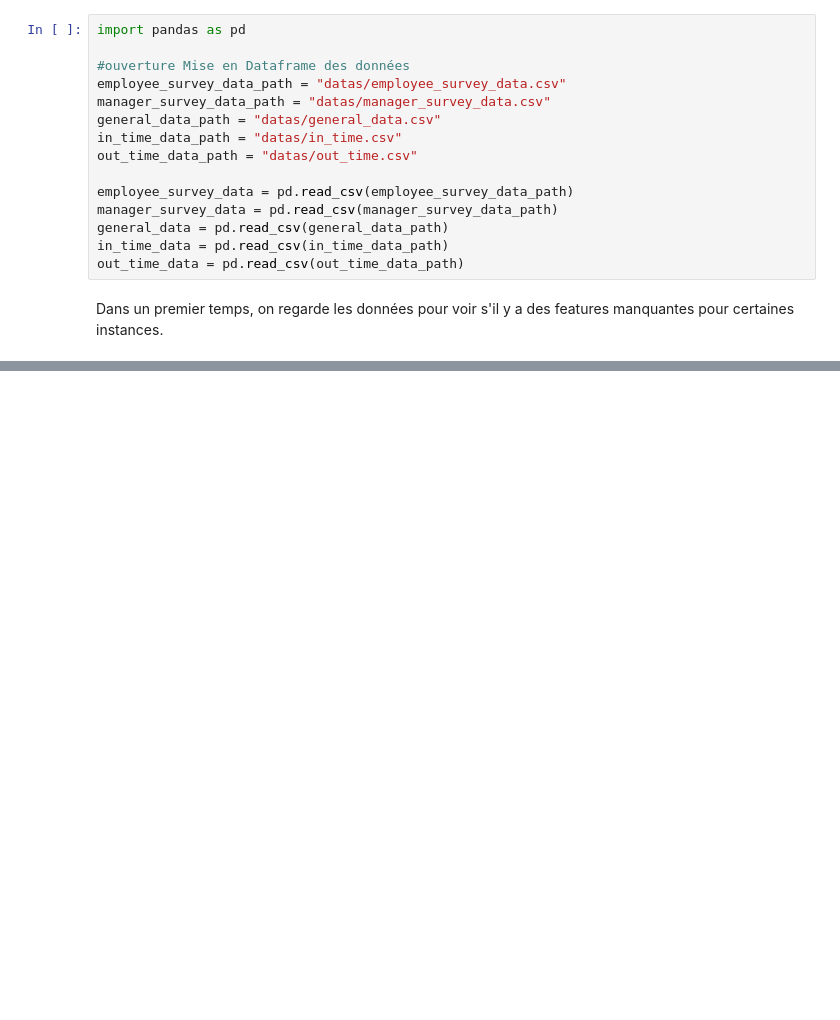
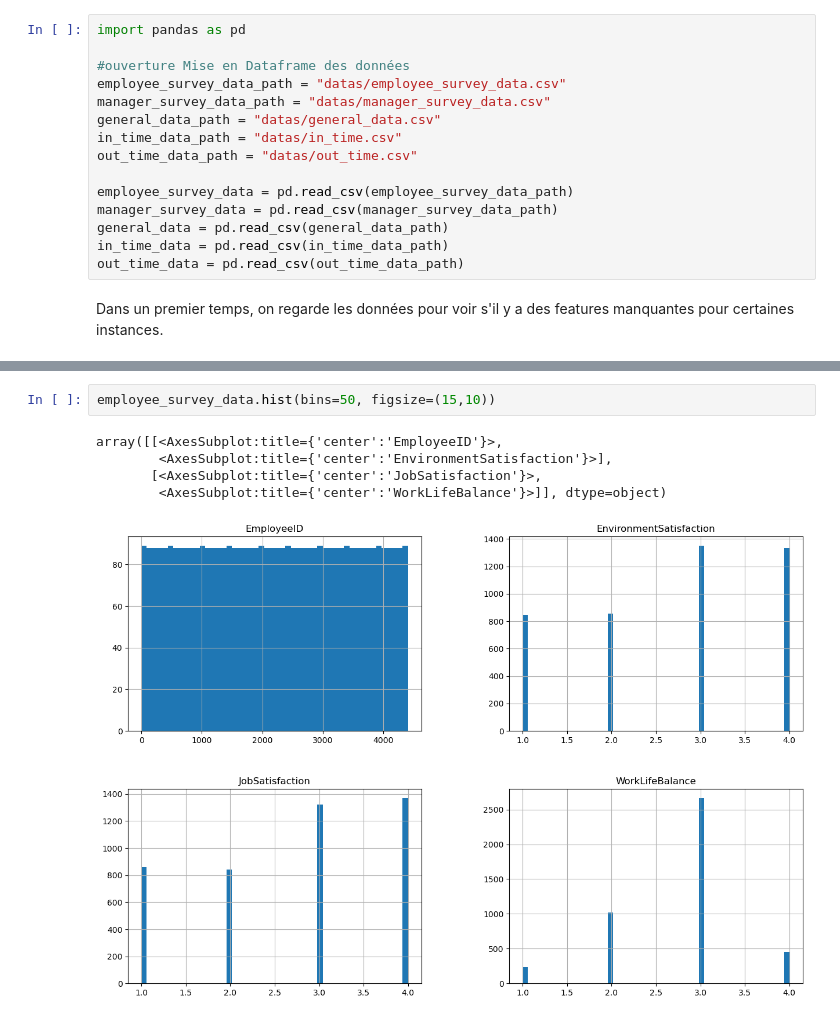
Before and after one commit to R1leMargoulin/Projet_ML_Human4You, a Jupyter notebook: Data_analysis.ipynb, the cells around one changed output, grey strips where cells are left out. Cells and saved outputs as stored; diff of their text form; blank space fills up the shorter version.

```diff
--- a/Data_analysis.ipynb
+++ b/Data_analysis.ipynb
@@ -55,0 +87,8 @@ None
+# %%
+employee_survey_data.hist(bins=50, figsize=(15,10))
+# %% [output]
+array([[<AxesSubplot:title={'center':'EmployeeID'}>,
+        <AxesSubplot:title={'center':'EnvironmentSatisfaction'}>],
+       [<AxesSubplot:title={'center':'JobSatisfaction'}>,
+        <AxesSubplot:title={'center':'WorkLifeBalance'}>]], dtype=object)
+[figure, added]
```
Also changed, not shown: parts of 4 cells of this notebook, 2 other files.
